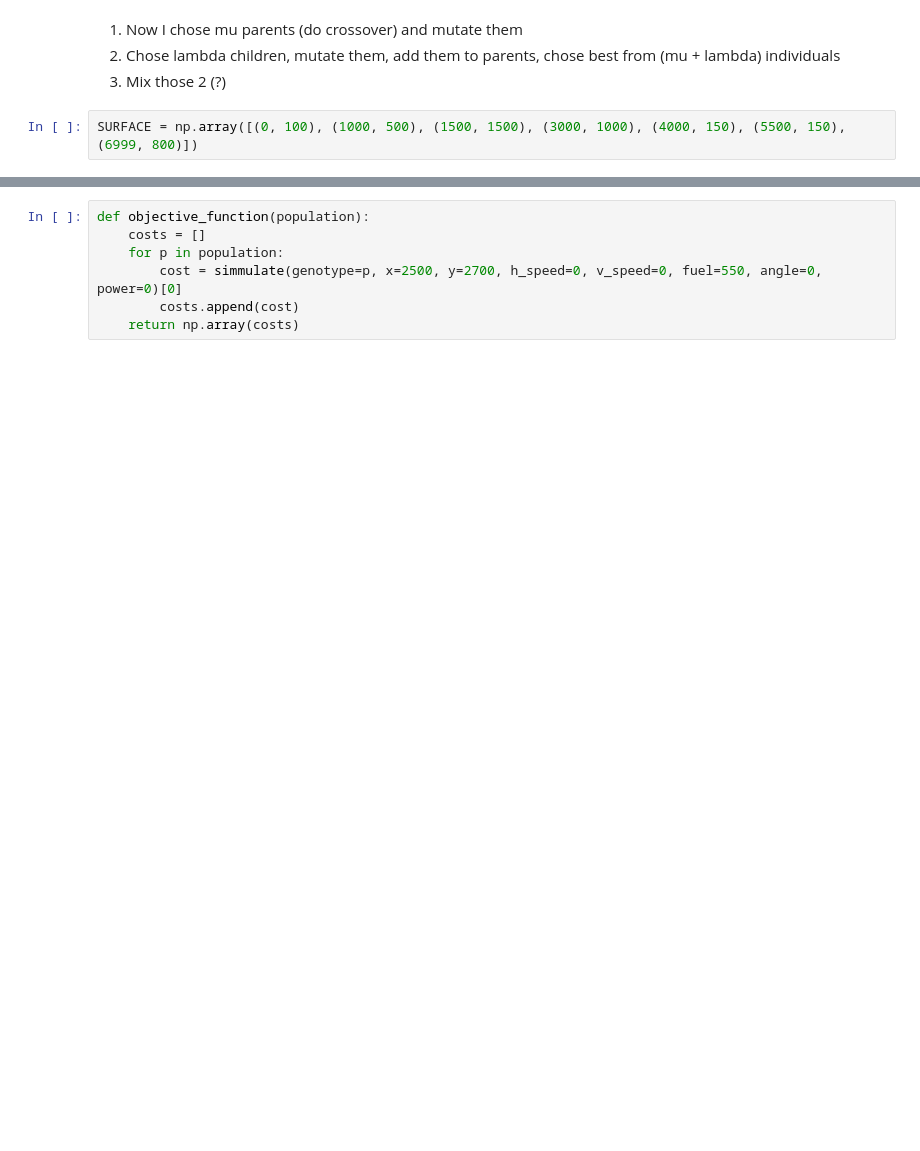
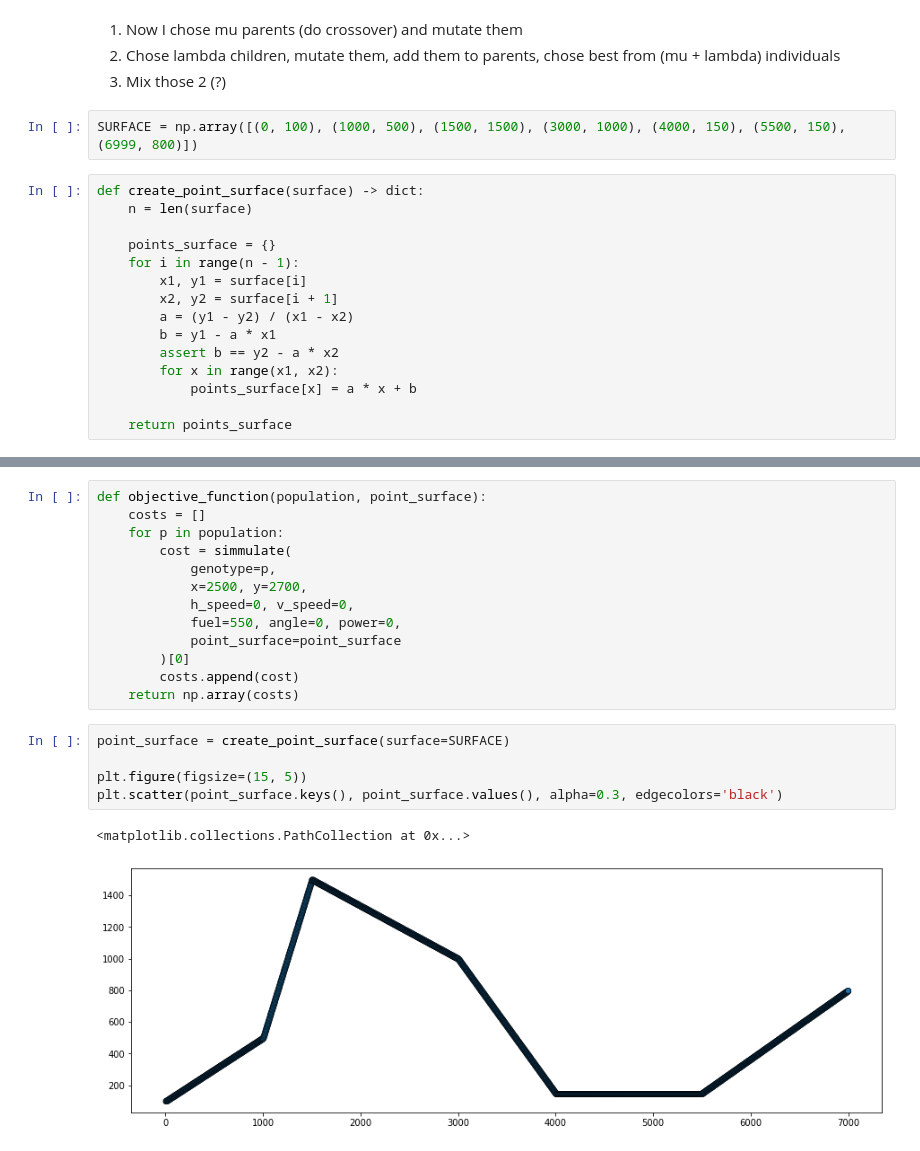
Before and after one commit to TheFebrin/UNIVERSITY, a Jupyter notebook: AI 4 Games/Assignment 2/mars_lander.ipynb, the cells around one changed output, grey strips where cells are left out. Cells and saved outputs as stored; diff of their text form; blank space fills up the shorter version.

```diff
--- a/AI 4 Games/Assignment 2/mars_lander.ipynb
+++ b/AI 4 Games/Assignment 2/mars_lander.ipynb
@@ -126,6 +137,21 @@ class ES:
 3. Mix those 2 (?)
 # %%
 SURFACE = np.array([(0, 100), (1000, 500), (1500, 1500), (3000, 1000), (4000, 150), (5500, 150), (6999, 800)])
+# %%
+def create_point_surface(surface) -> dict:
+    n = len(surface)
+
+    points_surface = {}
+    for i in range(n - 1):
+        x1, y1 = surface[i]
+        x2, y2 = surface[i + 1]
+        a = (y1 - y2) / (x1 - x2)
+        b = y1 - a * x1
+        assert b == y2 - a * x2
+        for x in range(x1, x2):
+            points_surface[x] = a * x + b
+
+    return points_surface
 # %%
 def next_state(
     x: float, y: float, h_speed: float, v_speed: float, fuel: int, angle: int, power: int,
@@ -195,8 +238,22 @@ def simmulate(genotype: np.ndarray, x: int, y: int, h_speed: int, v_speed: int,
 # %%
-def objective_function(population):
+def objective_function(population, point_surface):
     costs = []
     for p in population:
-        cost = simmulate(genotype=p, x=2500, y=2700, h_speed=0, v_speed=0, fuel=550, angle=0, power=0)[0]
+        cost = simmulate(
+            genotype=p,
+            x=2500, y=2700,
+            h_speed=0, v_speed=0,
+            fuel=550, angle=0, power=0,
+            point_surface=point_surface
+        )[0]
         costs.append(cost)
     return np.array(costs)
+# %%
+point_surface = create_point_surface(surface=SURFACE)
+
+plt.figure(figsize=(15, 5))
+plt.scatter(point_surface.keys(), point_surface.values(), alpha=0.3, edgecolors='black')
+# %% [output]
+<matplotlib.collections.PathCollection at 0x...>
+[figure, added]
 # %%
```
Also changed, not shown: parts of 13 cells of this notebook.
